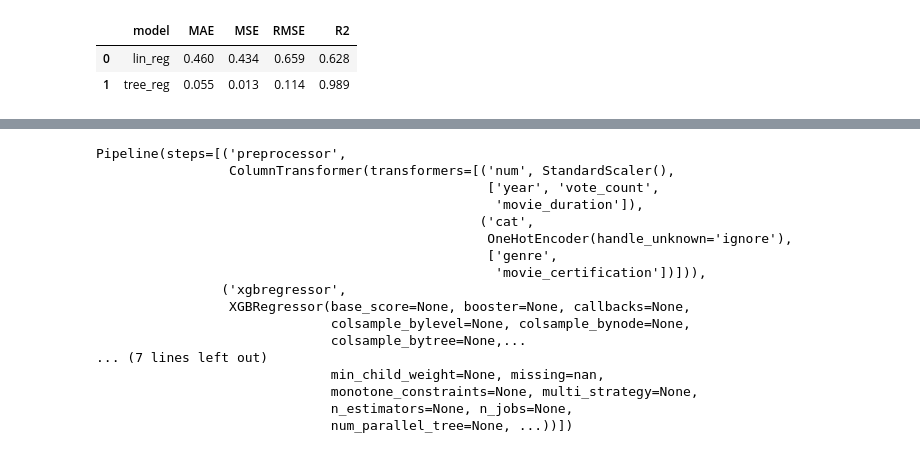
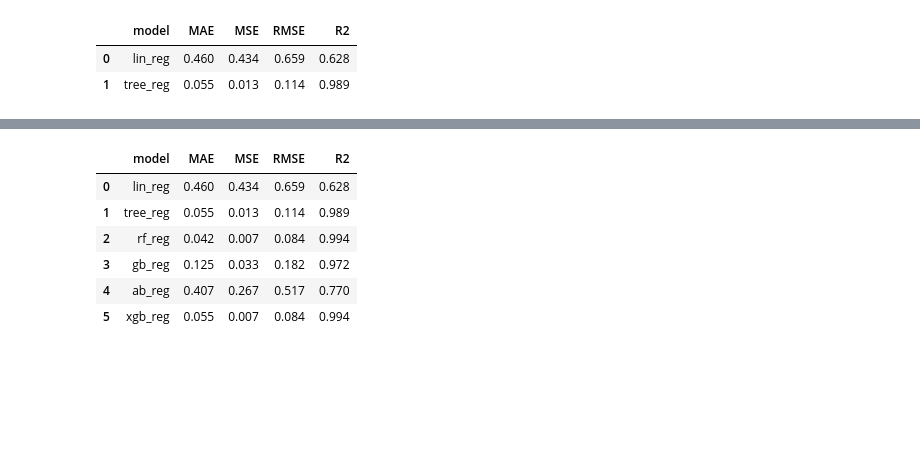
Before and after one commit to Theoph-ay/movie_success_prediction, a Jupyter notebook: notebooks/models_dev_no_outliers.ipynb, the cells around one changed output, grey strips where cells are left out. Cells and saved outputs as stored; diff of their text form; code cells hidden in the pictures; blank space fills up the shorter version.

Commit message:
New models, sorted file directory

```diff
--- a/notebooks/models_dev_no_outliers.ipynb
+++ b/notebooks/models_dev_no_outliers.ipynb
@@ -118,15 +118,14 @@ def model_dev(model, model_name):
     #train model
     reg.fit(X_tr, y_tr)
     #Save model with pickle
-    path = r"C:\Users\HP\Desktop\UI\important\Data Science\movie-success-prediction\models" + "\\"
-    filename = f"{model_name}.pickle"
+    path = r"C:\Users\HP\Desktop\UI\important\Data Science\movie-success-prediction\reg_models_without_outliers" + "\\"
+    filename = f"{model_name}.pickle" #N for no outliers
     with open (path + filename, "wb") as to_write:
         pickle.dump(reg, to_write)
     #Read the saved model
-    with open (path + filename, "rb") as to_read:
-        loaded_model = pickle.load(to_read)
+
     #predict on test set
-    y_pred = loaded_model.predict(X_val)
+    y_pred = reg.predict(X_val)
     #Model evaluation
     mae = round(mean_absolute_error(y_val, y_pred), 3)
     mse = round(mean_squared_error(y_val, y_pred), 3)
@@ -203,10 +161,8 @@ R²: -0.296
 #Random Forest Models and Ensemble models
 from sklearn.ensemble import RandomForestRegressor, GradientBoostingRegressor
 
-rf = RandomForestRegressor(random_state=42)
-rf_reg = Pipeline(steps=[
-    ("preprocessor", preprocessor),
-("randomforestregressor", rf)
-])
-rf_reg.fit(X_train, y_train)
+rf = RandomForestRegressor(random_state=42, n_jobs=-1)
+model_dev(rf, "rf_reg")
+all_results = pd.concat([all_results, rf_reg_result], ignore_index=True)
+all_results
 # %% [output]
@@ -251,9 +173,7 @@ R²: 0.313
 # %%
 #Gradientboosting model
 gb = GradientBoostingRegressor(random_state=42)
-gb_reg = Pipeline(steps=[
-    ("preprocessor", preprocessor),
-("gradientregressor", gb)
-])
-gb_reg.fit(X_train, y_train)
+model_dev(gb, "gb_reg")
+all_results = pd.concat([all_results, gb_reg_result], ignore_index=True)
+all_results
 # %% [output]
@@ -301,9 +188,7 @@ from sklearn.ensemble import AdaBoostRegressor
 
 
 ab = AdaBoostRegressor(random_state=42)
-ab_reg = Pipeline(steps=[
-    ("preprocessor", preprocessor),
-("adaboostregressor", ab)
-])
-ab_reg.fit(X_train, y_train)
+model_dev(ab, "ab_reg")
+all_results = pd.concat([all_results, ab_reg_result], ignore_index=True)
+all_results
 # %% [output]
@@ -346,27 +201,15 @@ R²: -0.027
 # %%
 #instantiate and train XGBRegressor
 from xgboost import XGBRegressor
 xgb = XGBRegressor(random_state=42)
-xgb_reg = Pipeline(steps=[
-    ("preprocessor", preprocessor),
-("xgbregressor", xgb)
-])
-xgb_reg.fit(X_train, y_train)
+model_dev(xgb, "xgb_reg")
+all_results = pd.concat([all_results, xgb_reg_result], ignore_index=True)
+all_results
 # %% [output]
-Pipeline(steps=[('preprocessor',
-                 ColumnTransformer(transformers=[('num', StandardScaler(),
-                                                  ['year', 'vote_count',
-                                                   'movie_duration']),
-                                                 ('cat',
-                                                  OneHotEncoder(handle_unknown='ignore'),
-                                                  ['genre',
-                                                   'movie_certification'])])),
-                ('xgbregressor',
-                 XGBRegressor(base_score=None, booster=None, callbacks=None,
-                              colsample_bylevel=None, colsample_bynode=None,
-                              colsample_bytree=None,...
-... (7 lines left out)
-                              min_child_weight=None, missing=nan,
-                              monotone_constraints=None, multi_strategy=None,
-                              n_estimators=None, n_jobs=None,
-                              num_parallel_tree=None, ...))])
+|  | model | MAE | MSE | RMSE | R2 |
+| 0 | lin_reg | 0.460 | 0.434 | 0.659 | 0.628 |
+| 1 | tree_reg | 0.055 | 0.013 | 0.114 | 0.989 |
+| 2 | rf_reg | 0.042 | 0.007 | 0.084 | 0.994 |
+| 3 | gb_reg | 0.125 | 0.033 | 0.182 | 0.972 |
+| 4 | ab_reg | 0.407 | 0.267 | 0.517 | 0.770 |
+| 5 | xgb_reg | 0.055 | 0.007 | 0.084 | 0.994 |
```
Also changed, not shown: parts of 36 cells of this notebook, 18 other files.
